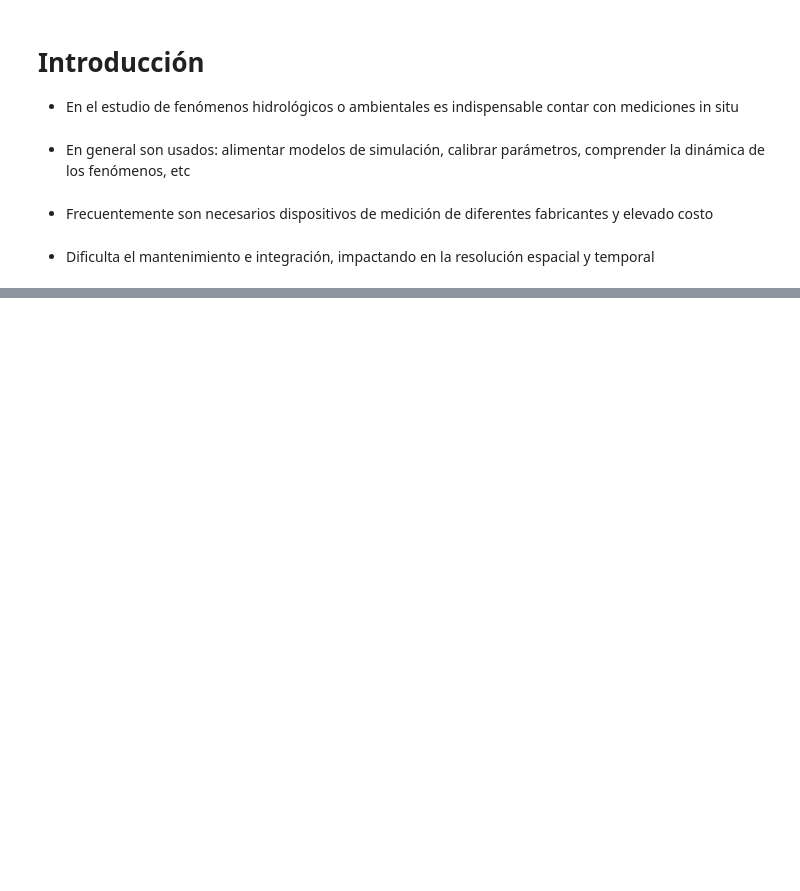
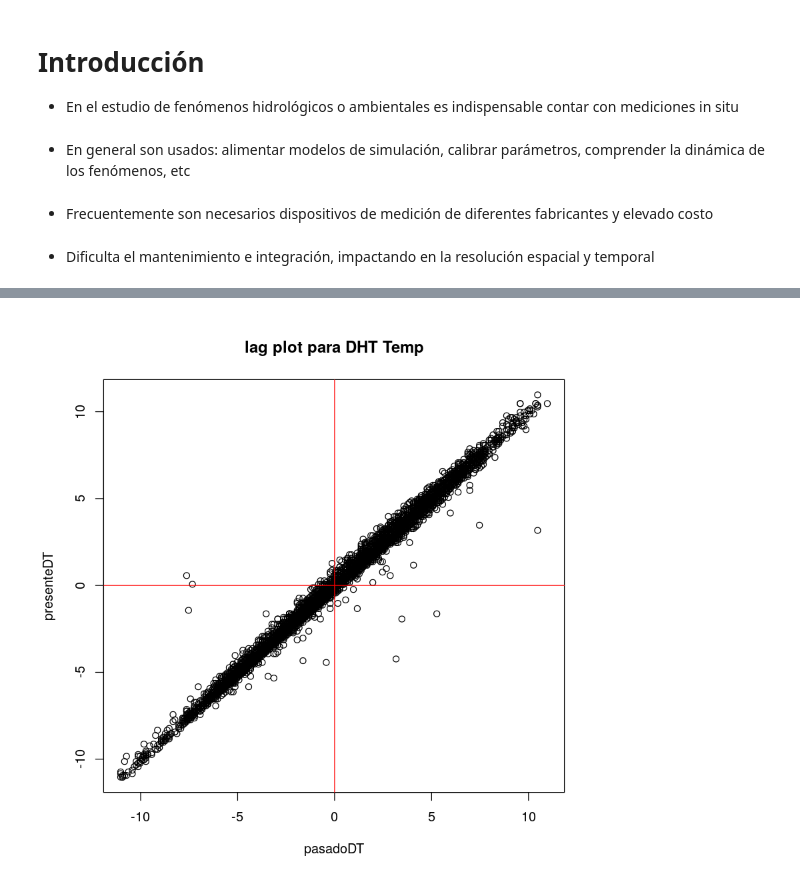
Before and after one commit to emilopez/intro-R, a Jupyter notebook: tp-final/tf-slides.ipynb, the cells around one changed output, grey strips where cells are left out. Saved outputs shown, nothing was run; the diff lists cells and outputs as text; code cells hidden in the pictures; blank space fills up the shorter version.

```diff
--- a/tp-final/tf-slides.ipynb
+++ b/tp-final/tf-slides.ipynb
@@ -33,0 +171,4 @@
+# %%
+nN = length(Temperatura.DHT); resN = Temperatura.DHT-mean(Temperatura.DHT) ; pasadoDT = resN[-nN] ; presenteDT = resN[-1]; plot(presenteDT~pasadoDT, main = 'lag plot para DHT Temp'); abline(h = 0, v = 0,col='red')
+# %% [output]
+[figure, added]
```
Also changed, not shown: parts of 51 cells of this notebook, 1 other file.
